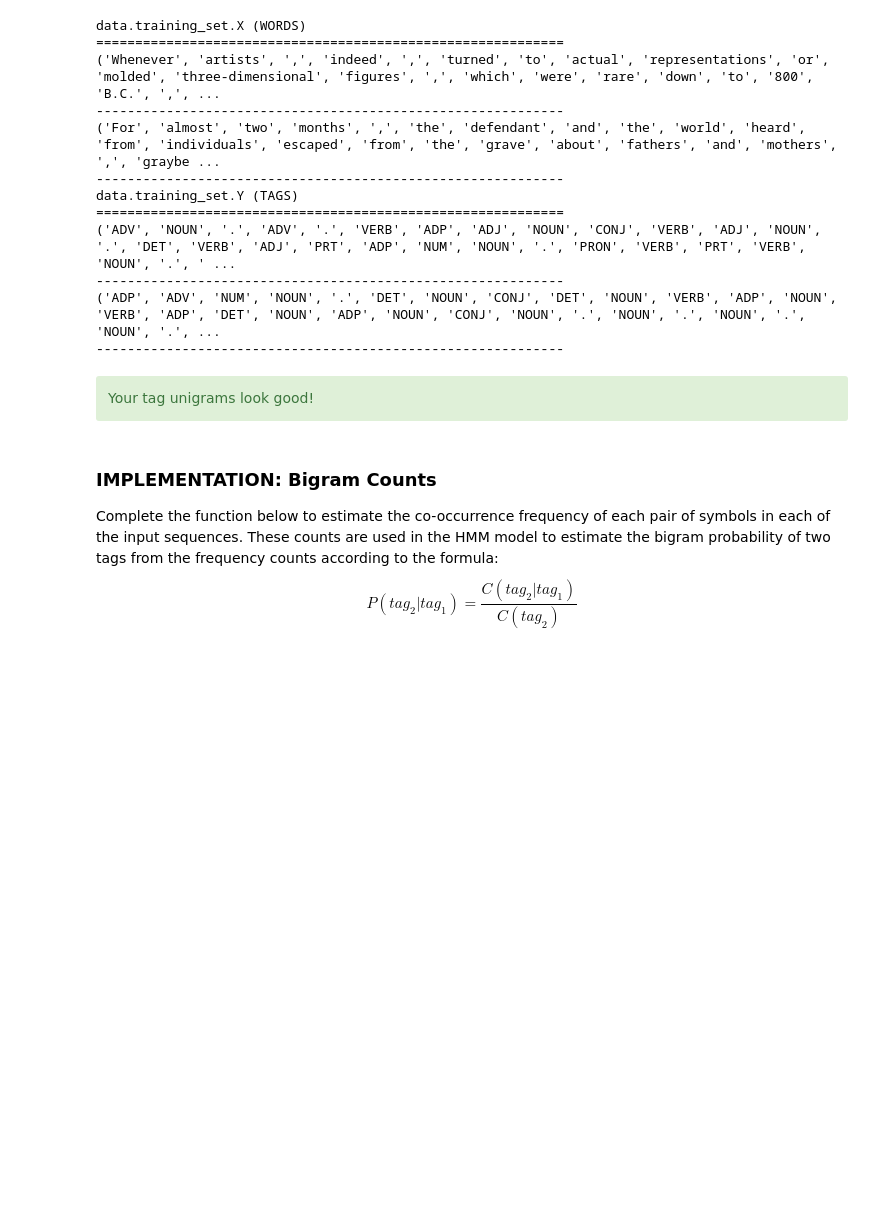
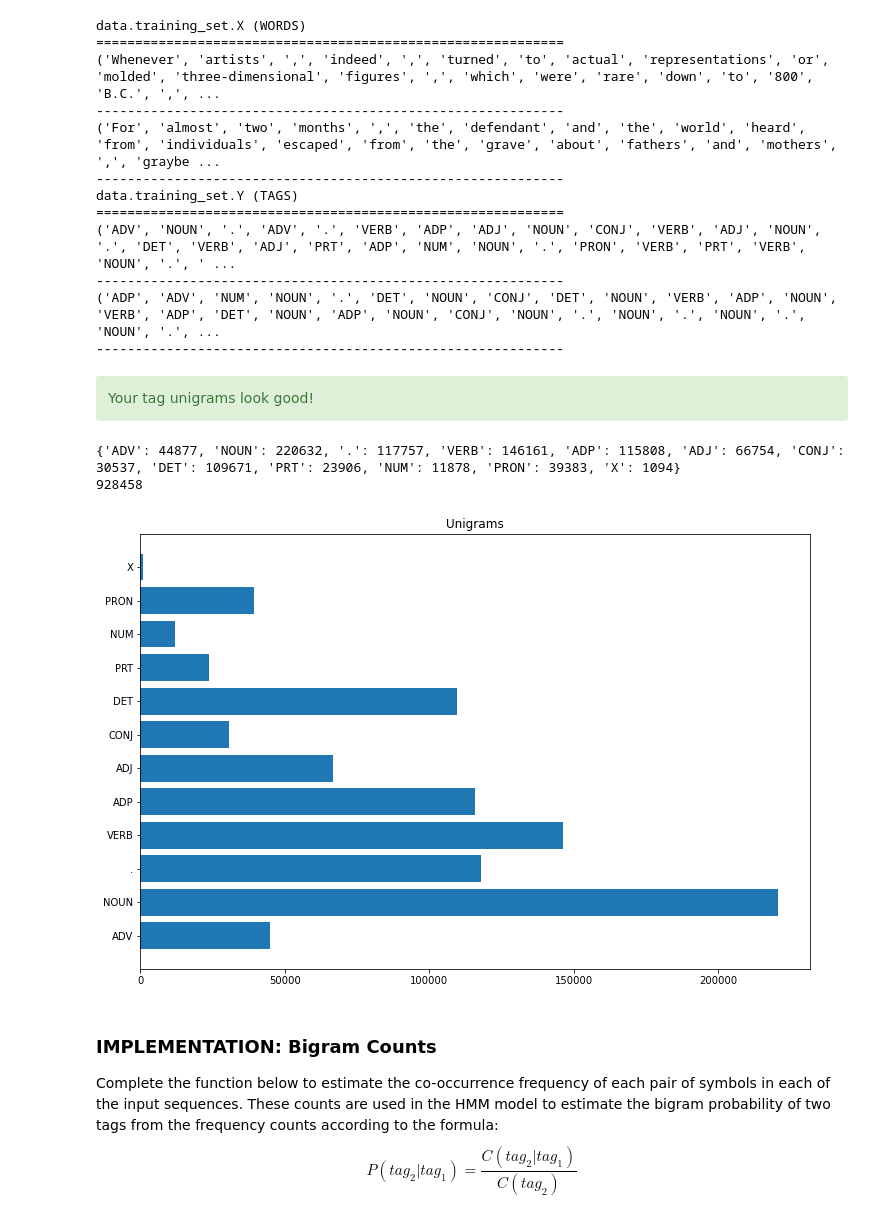
Before and after one commit to luiscberrocal/hmm-tagger, a Jupyter notebook: HMM Tagger.ipynb, the cells around one changed output. Saved outputs shown, nothing was run; the diff lists cells and outputs as text; code cells hidden in the pictures; blank space fills up the shorter version.

Commit message:
Added more graphs to explore data

```diff
--- a/HMM Tagger.ipynb
+++ b/HMM Tagger.ipynb
@@ -509,6 +512,26 @@ assert max(tag_unigrams, key=tag_unigrams.get) == 'NOUN', \
 HTML('<div class="alert alert-block alert-success">Your tag unigrams look good!</div>')
 # %% [output]
 Your tag unigrams look good!
+# %%
+#######################
+## MY DATA EXPLORATION
+#######################
+def plot_dictionary(unigrams, ax, title):
+    ax.barh(*zip(*unigrams.items()))
+    ax.set_title(title)
+    #ax.show()
+
+fig, axs = plt.subplots(1, 1, figsize=(12,8))
+plot_dictionary(tag_unigrams, axs, 'Unigrams')
+
+print(tag_unigrams)
+total = sum(tag_unigrams.values())
+print(total)
+assert total == 928458, 'Houston we have a problem'
+# %% [output]
+{'ADV': 44877, 'NOUN': 220632, '.': 117757, 'VERB': 146161, 'ADP': 115808, 'ADJ': 66754, 'CONJ': 30537, 'DET': 109671, 'PRT': 23906, 'NUM': 11878, 'PRON': 39383, 'X': 1094}
+928458
+[figure, added]
 # %% [markdown]
 ### IMPLEMENTATION: Bigram Counts
 
```
Also changed, not shown: parts of 5 cells of this notebook.
